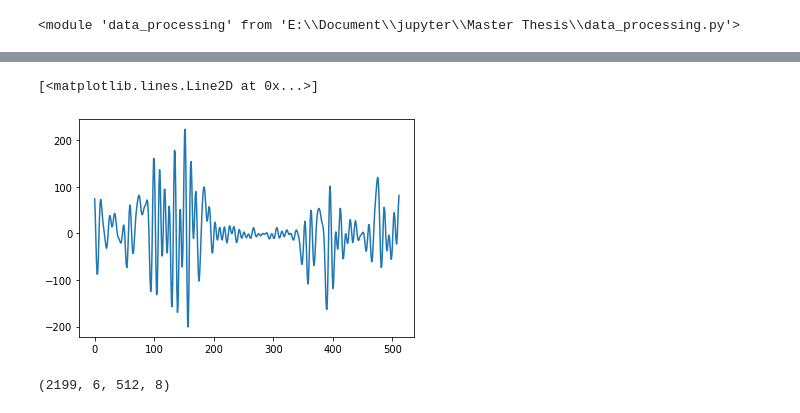
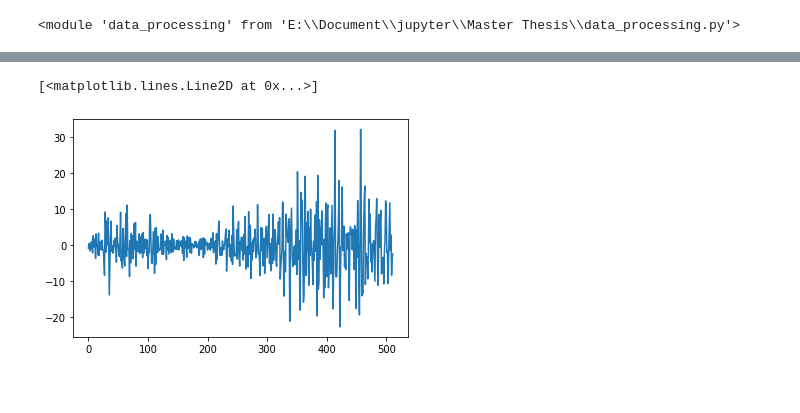
Before and after one commit to wuwenbo718/Master-Thesis, a Jupyter notebook: cnn1d.ipynb, the cells around one changed output, grey strips where cells are left out. Cells and saved outputs as stored; diff of their text form; code cells hidden in the pictures.

```diff
--- a/cnn1d.ipynb
+++ b/cnn1d.ipynb
@@ -48,12 +48,12 @@ for file in files:
     i += 1
     if file.find('G04')==0:
         continue
-    emg_data = pd.read_csv('./data/detrend/detrend_300_'+file)
+    emg_data = pd.read_csv('./data/'+file)
     #emg_data.iloc[:,3:] =
     emg_data = emg_data.dropna().reset_index(drop=True)
     #emg_data.iloc[:,3:]=normalize(emg_data.iloc[:,3:],axis=0)
     #emg_data.iloc[:,3:] = sc.fit_transform(emg_data.iloc[:,3:])
-    fn = 300
+    fn = 350
     wn=2*fn/1000
     fn1 = 300
     wn1 = 2*fn1/1000
@@ -121,0 +204,2 @@ Duration: 11.899117
+# %%
+coes = pywt.wavedec(X,wavelet=wavelet,mode=0,level=level,axis=1)
@@ -134,16 +275,14 @@ def get_features_from_dwt(data,wavelet='db7',level=5):
 # %%
 wavelet = 'haar'
 level = 5
-feature=get_features_from_dwt(X,wavelet,level).transpose((0,2,1,3))
-feature2=get_features_from_dwt(X2,wavelet,level).transpose((0,2,1,3))
+feature=get_features_from_dwt(X,wavelet,level,1).transpose((0,2,1,3))
+feature2=get_features_from_dwt(X2,wavelet,level,1).transpose((0,2,1,3))
+#feature=get_idwt(X,wavelet,level).transpose((0,2,1,3))
+#feature2=get_idwt(X2,wavelet,level).transpose((0,2,1,3))
 # %%
-plt.plot(feature[10,2,:,3])
+plt.plot(feature[1000,7,:,5])
 #plt.figure()
 #plt.plot(feature.transpose((0,2,1,3))[10,0,:,4])
 # %% [output]
 [<matplotlib.lines.Line2D at 0x...>]
-[figure, old version]
+[figure, new version]
-# %%
-feature.shape
-# %% [output]
-(2199, 6, 512, 8)
```
Also changed, not shown: parts of 17 cells of this notebook, 5 other files.
